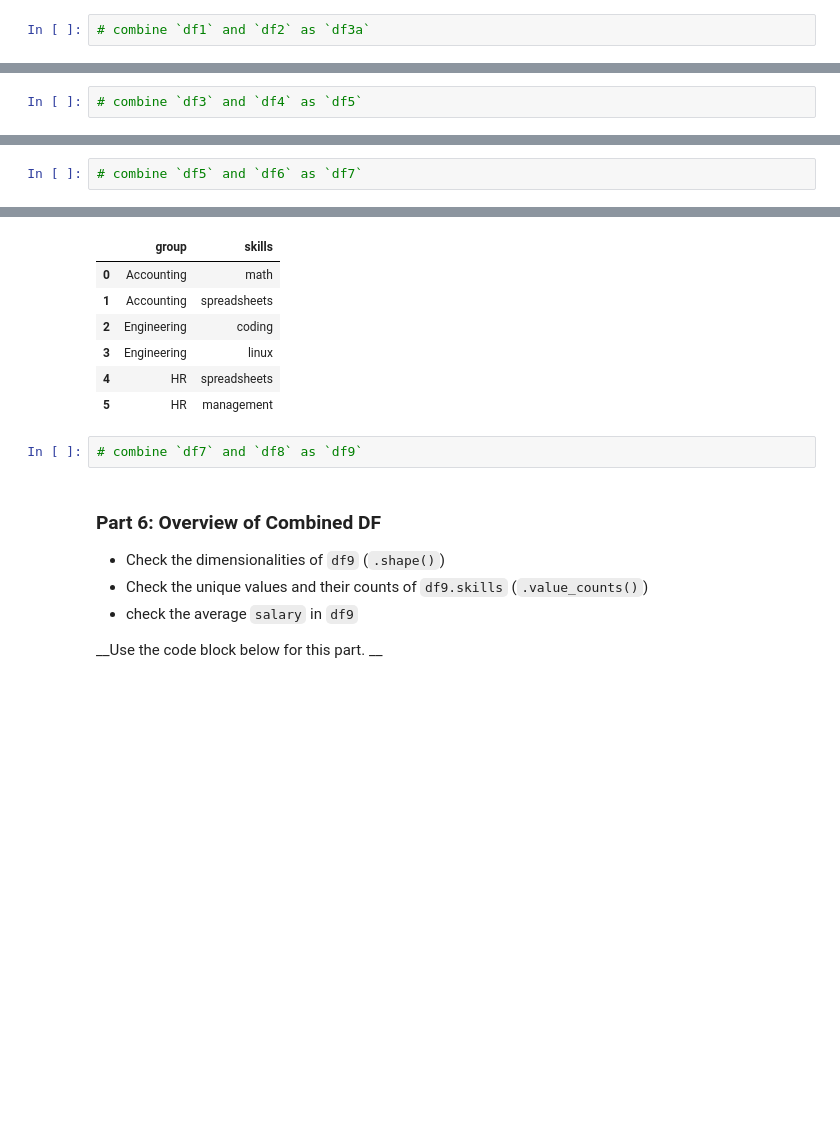
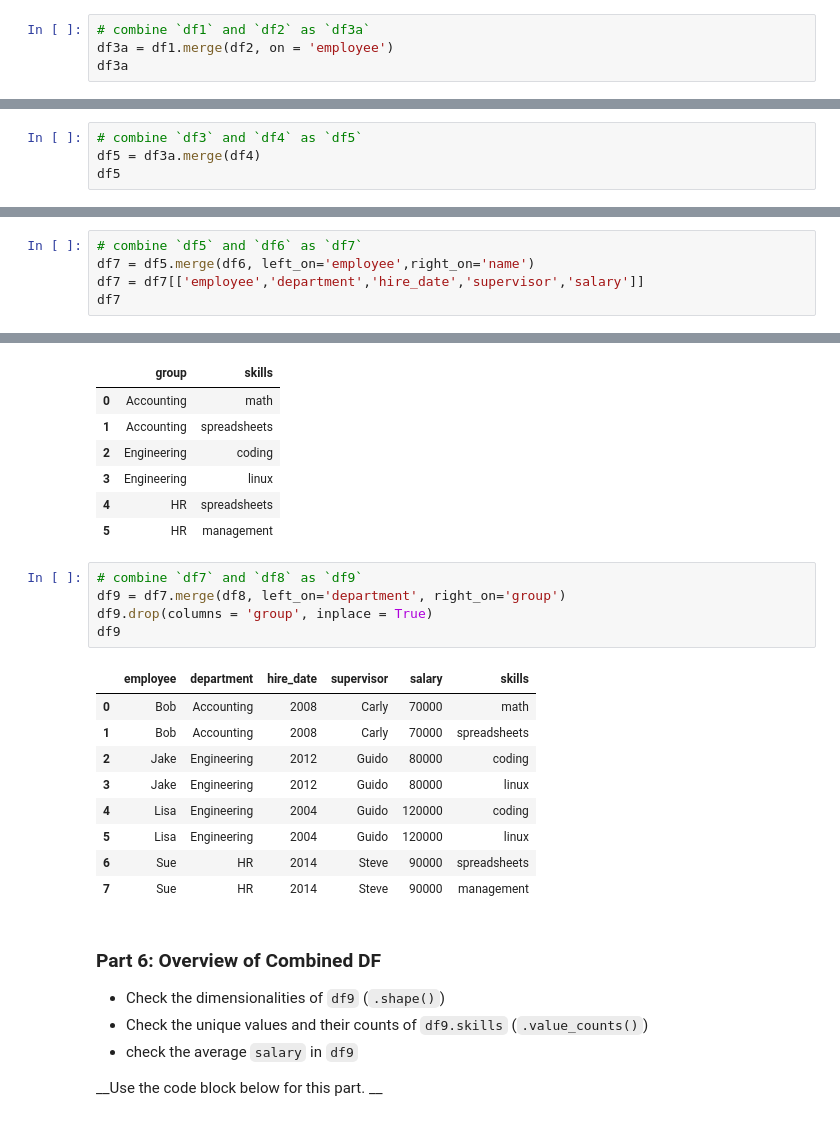
Before and after one commit to Fairfield-University-BA505/week-10-dylanmeyer66, a Jupyter notebook: Lecture09-Pandas-Data-Manipulation.ipynb, the cells around one changed output, grey strips where cells are left out. Drawn from its saved outputs; the diff is of its cells as text; blank space fills up the shorter version.

```diff
--- a/Lecture09-Pandas-Data-Manipulation.ipynb
+++ b/Lecture09-Pandas-Data-Manipulation.ipynb
@@ -522,3 +567,5 @@ df2
 |  3  | Susan    | HR          | 2014      |
 # %%
 # combine `df1` and `df2` as `df3a`
+df3a = df1.merge(df2, on = 'employee')
+df3a
@@ -545,3 +598,5 @@ df4
 | 2 | HR | Steve |
 # %%
 # combine `df3` and `df4` as `df5`
+df5 = df3a.merge(df4)
+df5
@@ -570,3 +631,6 @@ df6
 | 3 | Sue | 90000 |
 # %%
 # combine `df5` and `df6` as `df7`
+df7 = df5.merge(df6, left_on='employee',right_on='name')
+df7 = df7[['employee','department','hire_date','supervisor','salary']]
+df7
@@ -604,6 +674,19 @@ df8
 | 5 | HR | management |
 # %%
 # combine `df7` and `df8` as `df9`
+df9 = df7.merge(df8, left_on='department', right_on='group')
+df9.drop(columns = 'group', inplace = True)
+df9
+# %% [output]
+|  | employee | department | hire_date | supervisor | salary | skills |
+| 0 | Bob | Accounting | 2008 | Carly | 70000 | math |
+| 1 | Bob | Accounting | 2008 | Carly | 70000 | spreadsheets |
+| 2 | Jake | Engineering | 2012 | Guido | 80000 | coding |
+| 3 | Jake | Engineering | 2012 | Guido | 80000 | linux |
+| 4 | Lisa | Engineering | 2004 | Guido | 120000 | coding |
+| 5 | Lisa | Engineering | 2004 | Guido | 120000 | linux |
+| 6 | Sue | HR | 2014 | Steve | 90000 | spreadsheets |
+| 7 | Sue | HR | 2014 | Steve | 90000 | management |
 # %% [markdown]
 ### Part 6: Overview of Combined DF
 
```
Also changed, not shown: parts of 21 cells of this notebook.
